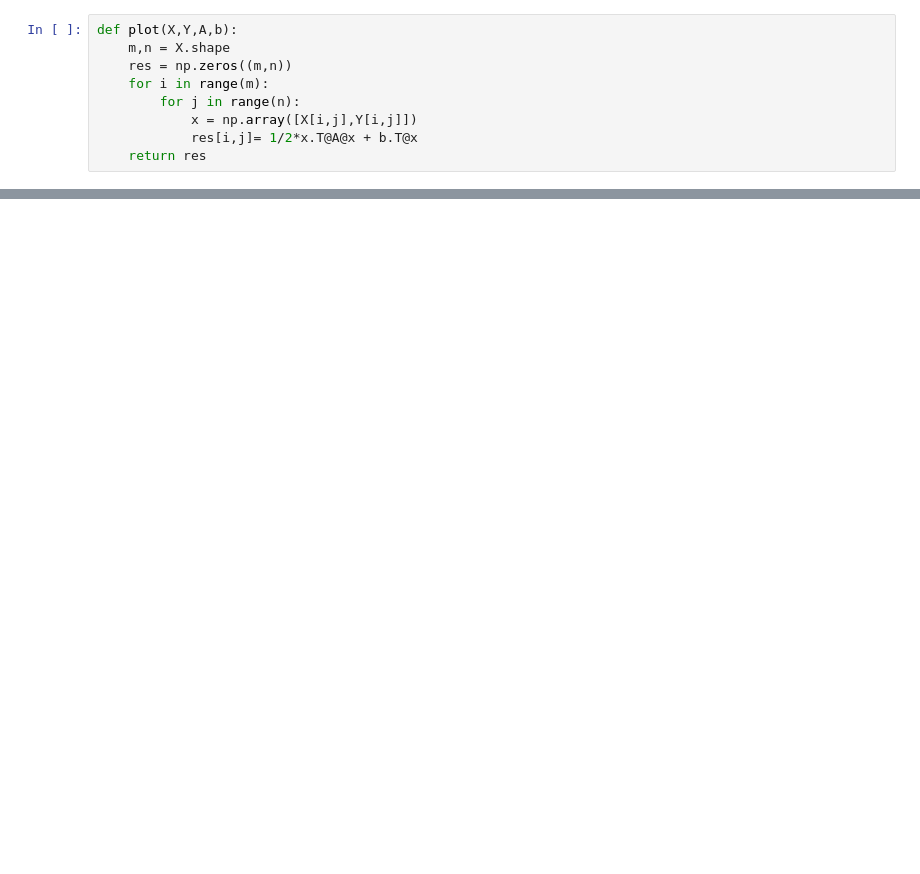
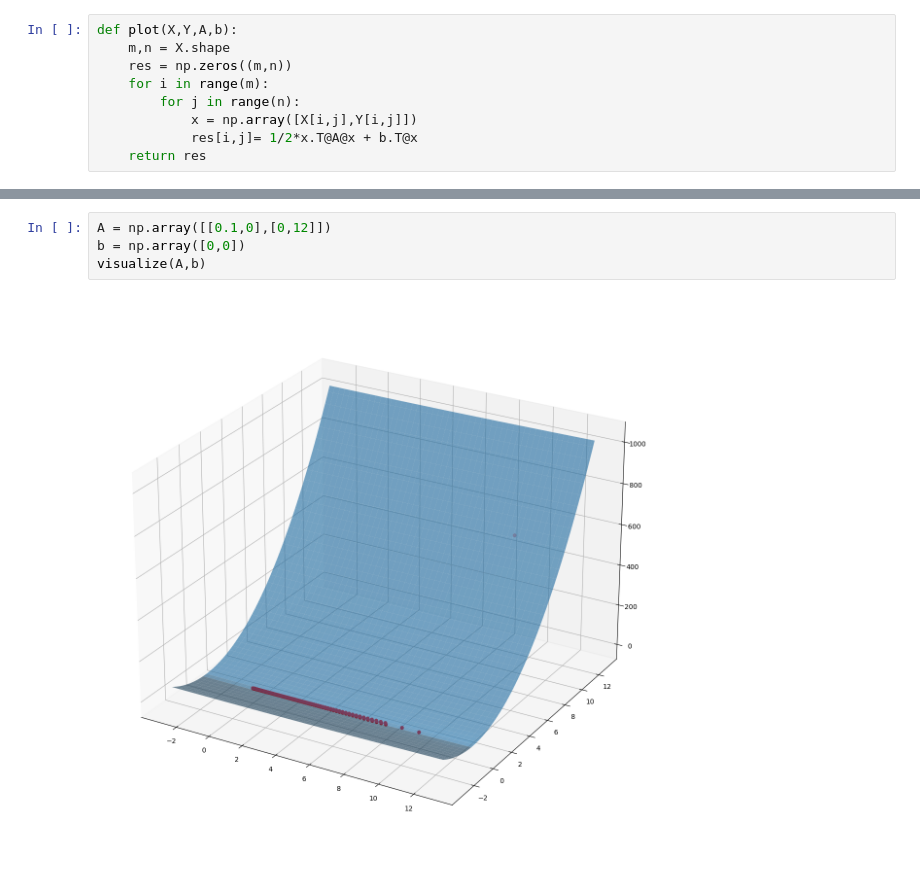
Before and after one commit to felixneussel/Algo_Visualization, a Jupyter notebook: Gradient Descent.ipynb, the cells around one changed output, grey strips where cells are left out. Drawn from its saved outputs; the diff is of its cells as text; blank space fills up the shorter version.

```diff
--- a/Gradient Descent.ipynb
+++ b/Gradient Descent.ipynb
@@ -96,0 +97,6 @@ plt.show()
+# %%
+A = np.array([[0.1,0],[0,12]])
+b = np.array([0,0])
+visualize(A,b)
+# %% [output]
+[figure, added]
```
Also changed, not shown: parts of 5 cells of this notebook.
